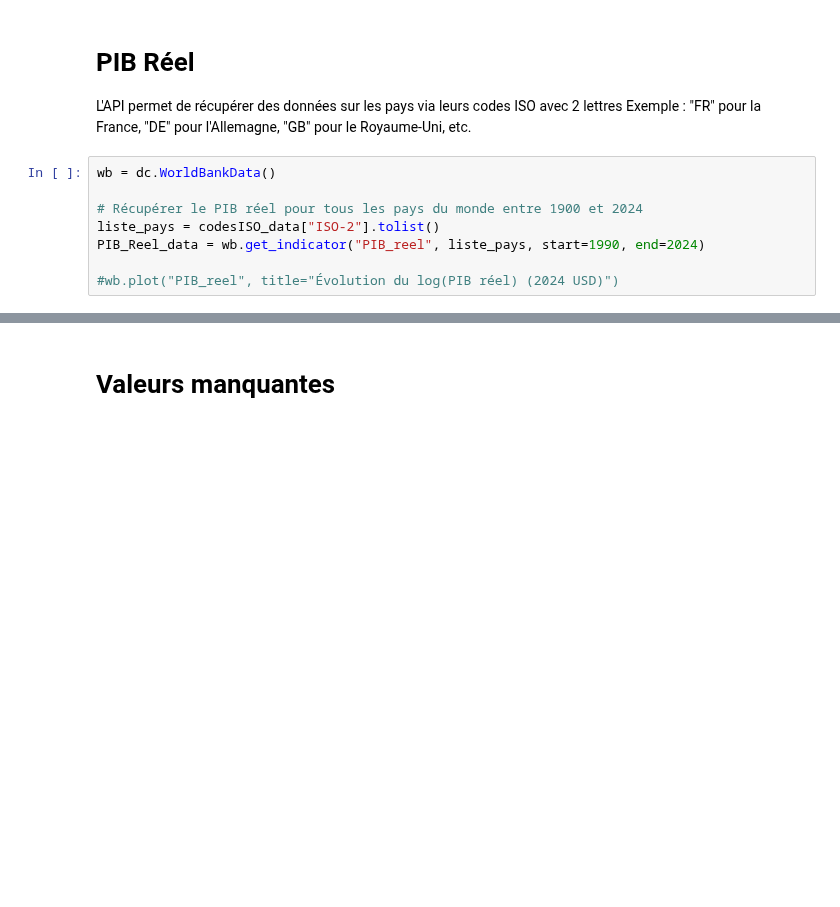
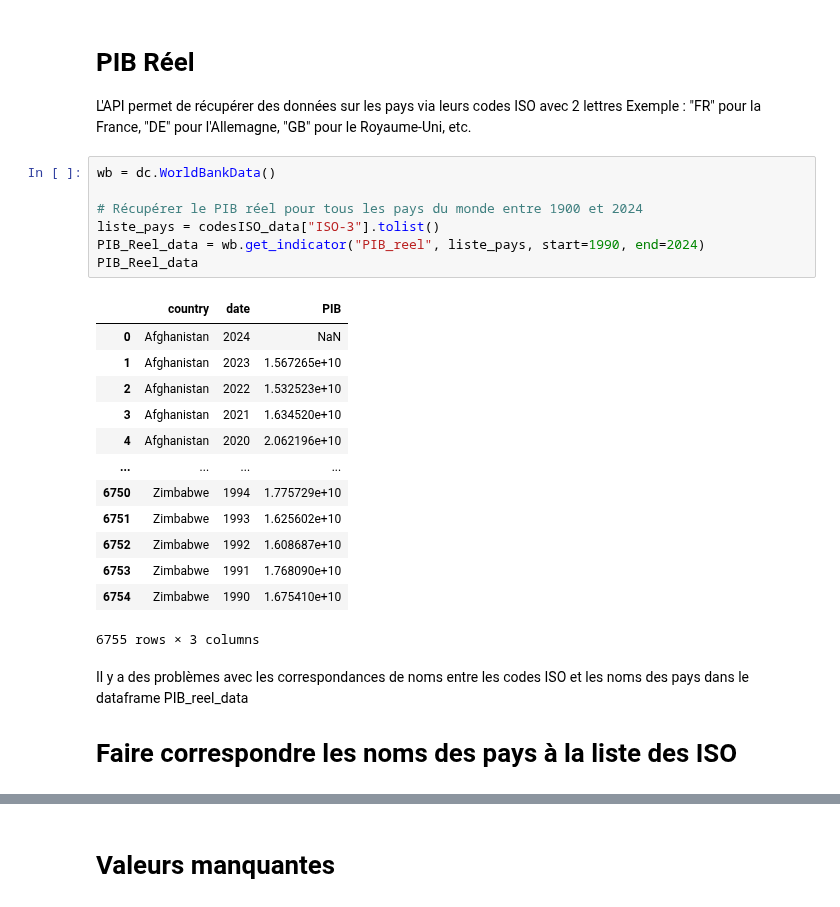
Before and after one commit to nile2304/Data-Science-Project-ENSAE, a Jupyter notebook: main.ipynb, the cells around one changed output, grey strips where cells are left out. Cells and saved outputs as stored; diff of their text form; blank space fills up the shorter version.

```diff
--- a/main.ipynb
+++ b/main.ipynb
@@ -39,8 +39,24 @@ Exemple : "FR" pour la France, "DE" pour l'Allemagne, "GB" pour le Royaume-Uni,
 # %%
 wb = dc.WorldBankData()
 
 # Récupérer le PIB réel pour tous les pays du monde entre 1900 et 2024
-liste_pays = codesISO_data["ISO-2"].tolist()
+liste_pays = codesISO_data["ISO-3"].tolist()
 PIB_Reel_data = wb.get_indicator("PIB_reel", liste_pays, start=1990, end=2024)
-
-#wb.plot("PIB_reel", title="Évolution du log(PIB réel) (2024 USD)")
+PIB_Reel_data
+# %% [output]
+|  | country | date | PIB |
+| 0 | Afghanistan | 2024 | NaN |
+| 1 | Afghanistan | 2023 | 1.567265e+10 |
+| 2 | Afghanistan | 2022 | 1.532523e+10 |
+| 3 | Afghanistan | 2021 | 1.634520e+10 |
+| 4 | Afghanistan | 2020 | 2.062196e+10 |
+| ... | ... | ... | ... |
+| 6750 | Zimbabwe | 1994 | 1.775729e+10 |
+| 6751 | Zimbabwe | 1993 | 1.625602e+10 |
+| 6752 | Zimbabwe | 1992 | 1.608687e+10 |
+| 6753 | Zimbabwe | 1991 | 1.768090e+10 |
+| 6754 | Zimbabwe | 1990 | 1.675410e+10 |
+6755 rows × 3 columns
+# %% [markdown]
+Il y a des problèmes avec les correspondances de noms entre les codes ISO et les noms des pays dans le dataframe PIB_reel_data
+# Faire correspondre les noms des pays à la liste des ISO
```
Also changed, not shown: parts of 3 cells of this notebook.
